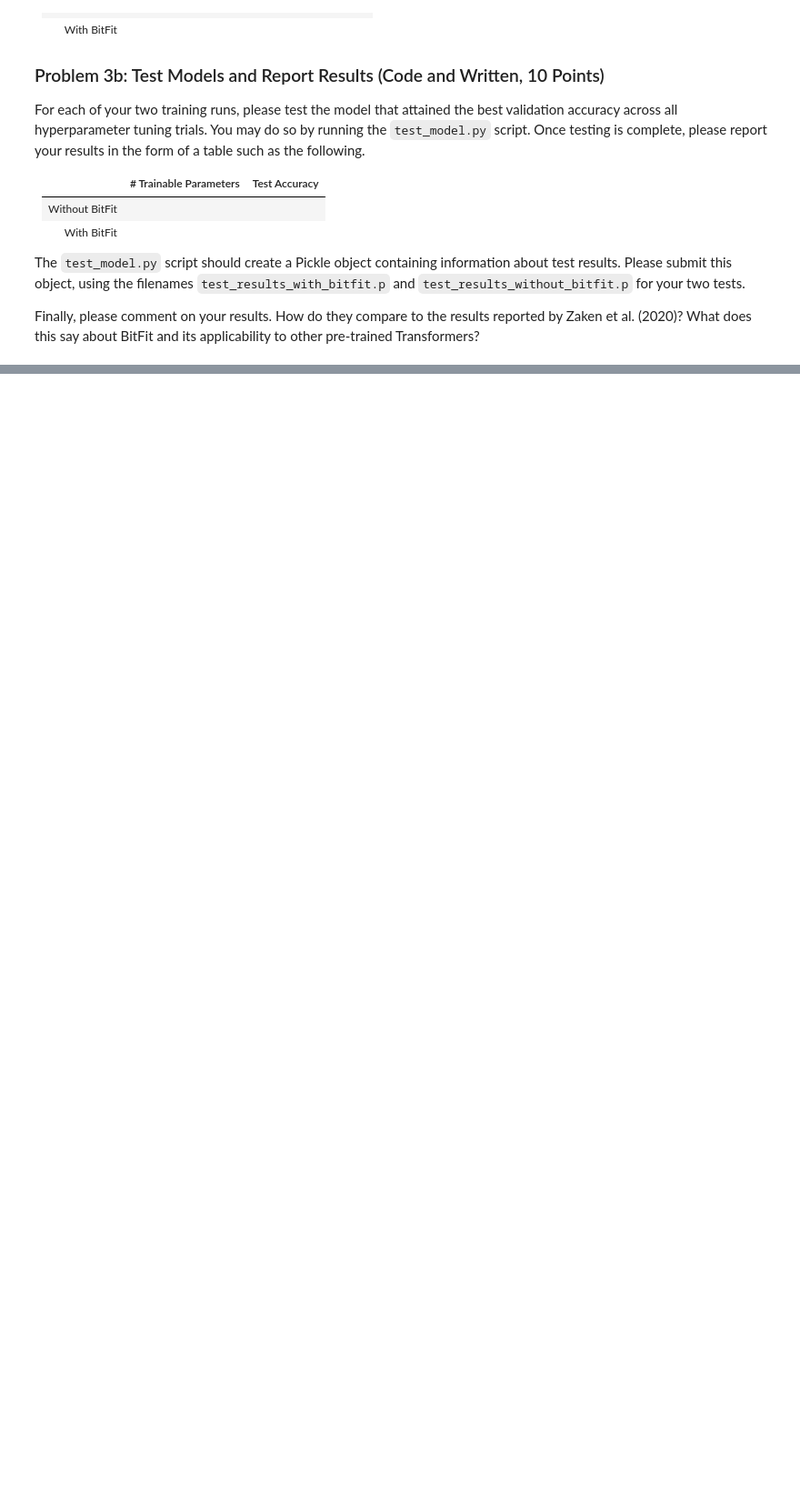
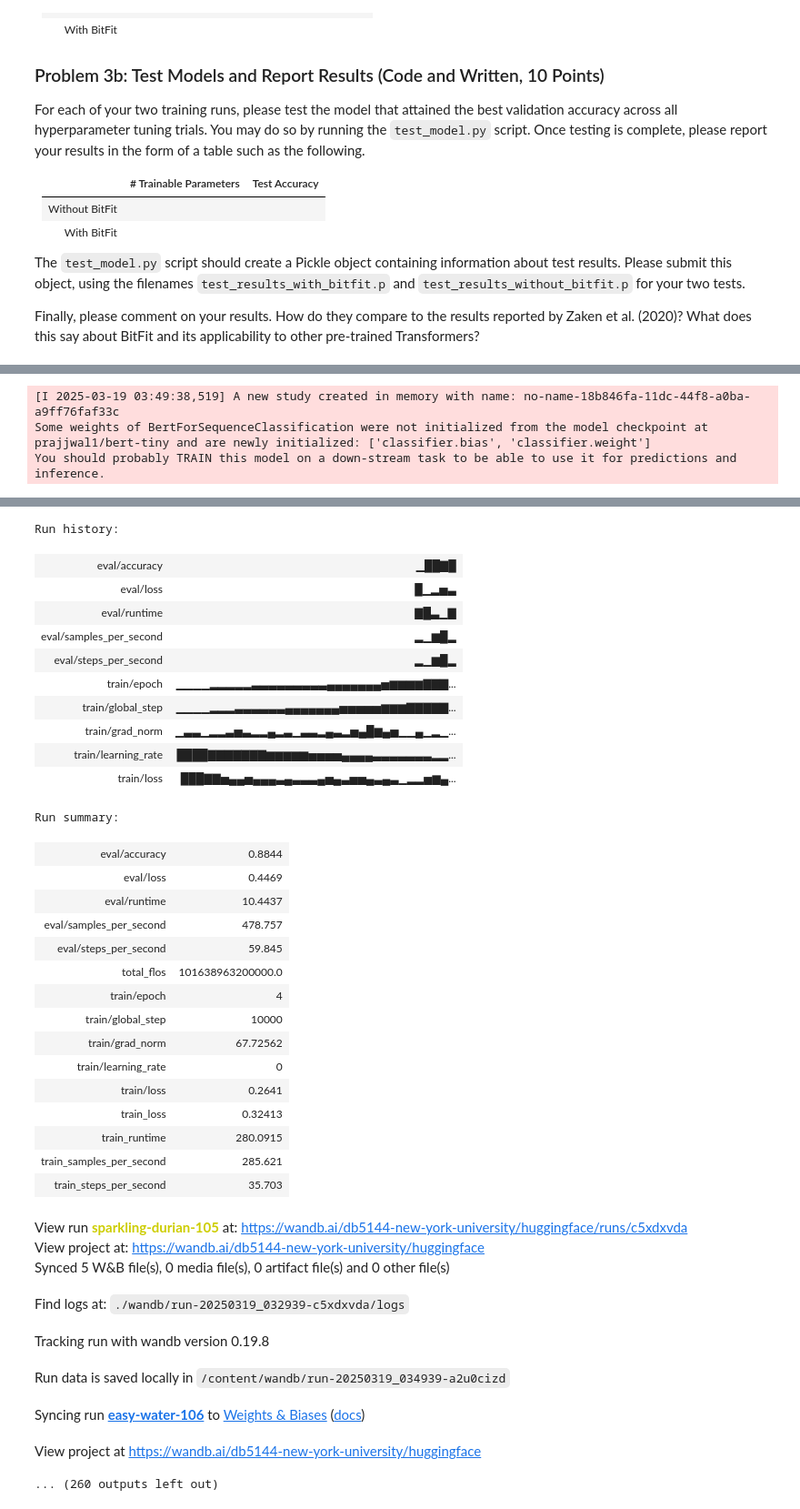
Before and after one commit to Deepali-BK/nlu_s25, a Jupyter notebook: hw2/hw2-pset.ipynb, the cells around one changed output, grey strips where cells are left out. Shown at 91% size. Cells and saved outputs as stored; diff of their text form; code cells hidden in the pictures; blank space fills up the shorter version.

```diff
--- a/hw2/hw2-pset.ipynb
+++ b/hw2/hw2-pset.ipynb
@@ -330,0 +374,4 @@ Finally, please comment on your results. How do they compare to the results repo
+# %%
+import pickle
+with open("train_results_with_bitfit.p", "wb") as f:
+  pickle.dump(best_trial_with_bitfit, f)
@@ -330,0 +399,10 @@ Finally, please comment on your results. How do they compare to the results repo
+# %%
+best_trian_without_bitfit = trainer_with_bitfit.hyperparameter_search()
+
+    # Save best hyperparameters
+with open("train_results_without_bitfit.p", "wb") as f:
+  pickle.dump(best_trian_without_bitfit, f)
+# %% [output]
+[I 2025-03-19 03:49:38,519] A new study created in memory with name: no-name-18b846fa-11dc-44f8-a0ba-a9ff76faf33c
+Some weights of BertForSequenceClassification were not initialized from the model checkpoint at prajjwal1/bert-tiny and are newly initialized: ['classifier.bias', 'classifier.weight']
+You should probably TRAIN this model on a down-stream task to be able to use it for predictions and inference.
@@ -330,0 +410,36 @@ Finally, please comment on your results. How do they compare to the results repo
+Run history:
+| eval/accuracy | ▁██▇█ |
+| eval/loss | █▁▂▅▃ |
+| eval/runtime | ▇█▃▁▇ |
+| eval/samples_per_second | ▂▁▆█▂ |
+| eval/steps_per_second | ▂▁▆█▂ |
+| train/epoch | ▁▁▁▁▂▂▂▂▂▃▃▃▃▃▃▃▃▃▄▄▄▄▄▄▄▅▆▆▆▆▇▇▇... |
+| train/global_step | ▁▁▁▁▂▂▂▃▃▃▃▃▃▄▄▄▄▄▄▄▅▅▅▅▅▆▆▆▇▇▇▇▇... |
+| train/grad_norm | ▁▃▃▁▂▂▃▅▃▂▂▄▂▃▁▃▃▂▄▃▂▅▄█▆▄▅▁▁▄▁▂▁... |
+| train/learning_rate | ████▇▇▇▇▇▇▇▆▆▆▆▆▅▅▅▅▄▄▄▄▃▃▃▃▃▃▃▂▂... |
+| train/loss | ███▇▇▅▄▄▅▄▄▄▃▄▃▃▃▄▅▄▃▅▅▄▃▄▃▁▂▂▅▆▄... |
+Run summary:
+| eval/accuracy | 0.8844 |
+| eval/loss | 0.4469 |
+| eval/runtime | 10.4437 |
+| eval/samples_per_second | 478.757 |
+| eval/steps_per_second | 59.845 |
+| total_flos | 101638963200000.0 |
+| train/epoch | 4 |
+| train/global_step | 10000 |
+| train/grad_norm | 67.72562 |
+| train/learning_rate | 0 |
+| train/loss | 0.2641 |
+| train_loss | 0.32413 |
+| train_runtime | 280.0915 |
+| train_samples_per_second | 285.621 |
+| train_steps_per_second | 35.703 |
+View run sparkling-durian-105 at: https://wandb.ai/db5144-new-york-university/huggingface/runs/c5xdxvda
+View project at: https://wandb.ai/db5144-new-york-university/huggingface
+Synced 5 W&B file(s), 0 media file(s), 0 artifact file(s) and 0 other file(s)
+Find logs at: ./wandb/run-20250319_032939-c5xdxvda/logs
+Tracking run with wandb version 0.19.8
+Run data is saved locally in /content/wandb/run-20250319_034939-a2u0cizd
+Syncing run easy-water-106 to Weights & Biases (docs)
+View project at https://wandb.ai/db5144-new-york-university/huggingface
+... (260 outputs left out)
```
Also changed, not shown: parts of 17 cells of this notebook.
